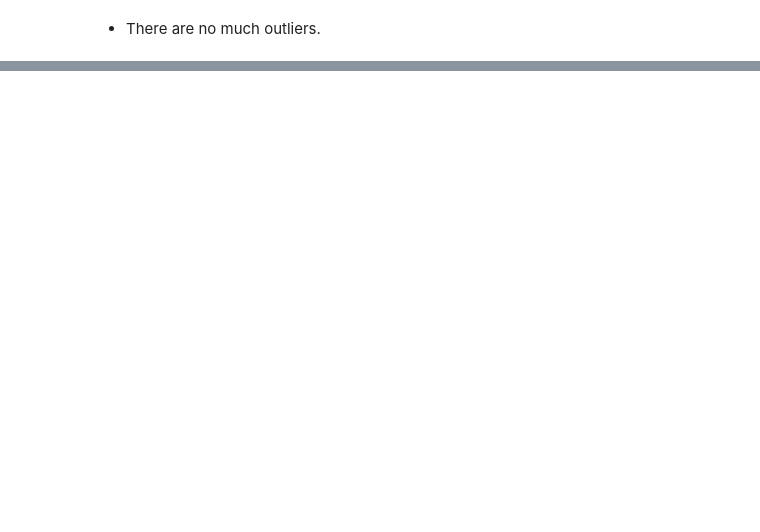
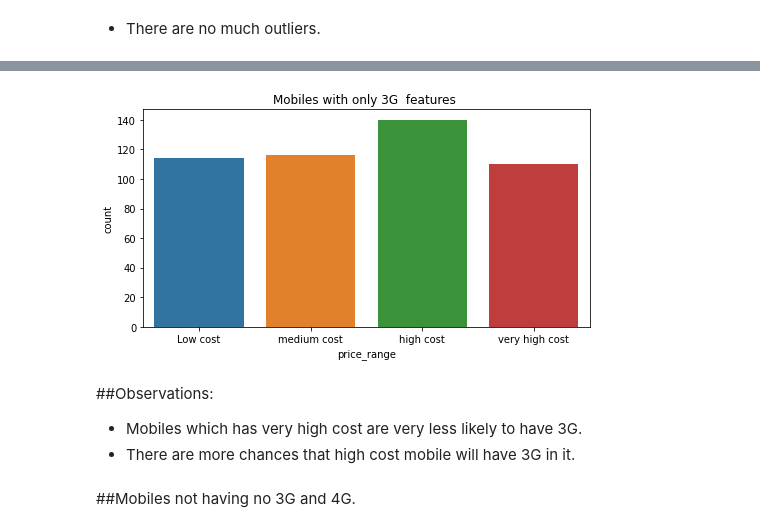
Before and after one commit to PrateekKumar88888/Mobile-Price-Range-Prediction, a Jupyter notebook: Mobile_Price_Range_Prediction_Capstone_Project.ipynb, the cells around one changed output, grey strips where cells are left out. Saved outputs shown, nothing was run; the diff lists cells and outputs as text; code cells hidden in the pictures; blank space fills up the shorter version.

```diff
--- a/Mobile_Price_Range_Prediction_Capstone_Project.ipynb
+++ b/Mobile_Price_Range_Prediction_Capstone_Project.ipynb
@@ -329,0 +406,2 @@ print("\n")
+# %%
+three_g_df=df[(df['three_g']==1) & (df['four_g']!=1)]
@@ -329,0 +424,14 @@ print("\n")
+# %%
+plt.figure(figsize=(8,4))
+sns.countplot(three_g_df['price_range'])
+plt.xticks(ticks=[0,1,2,3],labels=['Low cost','medium cost','high cost','very high cost'])
+plt.title("Mobiles with only 3G  features ")
+plt.show()
+# %% [output]
+[figure, added]
+# %% [markdown]
+##Observations:
+* Mobiles which has very high cost are very less likely to have 3G.
+* There are more chances that high cost mobile will have 3G in it.
+# %% [markdown]
+##Mobiles not having no 3G and 4G.
```
Also changed, not shown: parts of 43 cells of this notebook.
